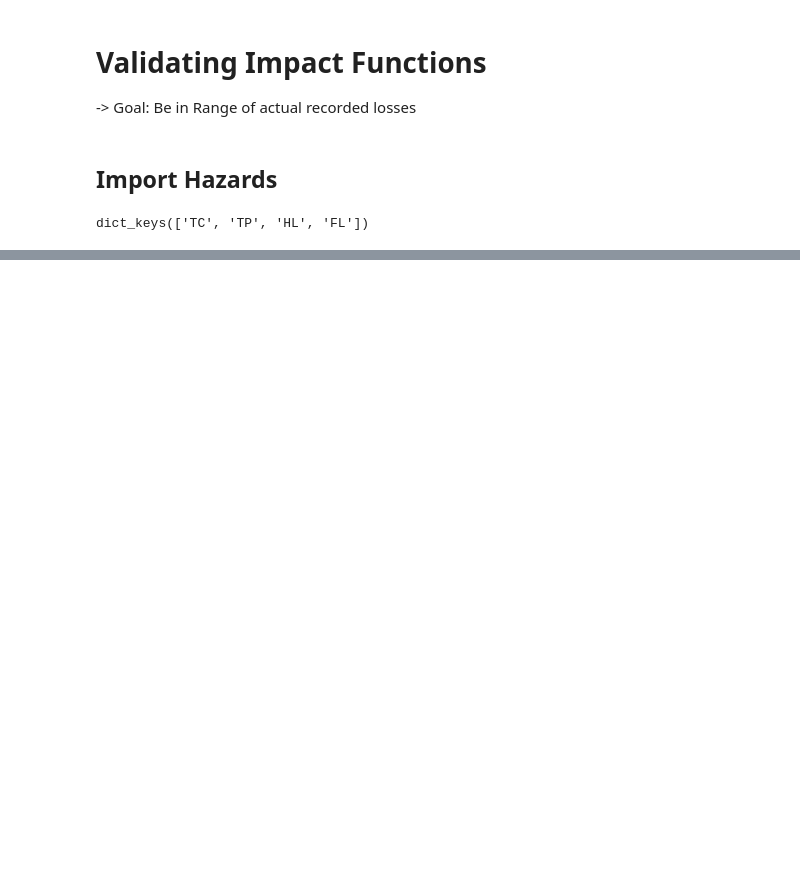
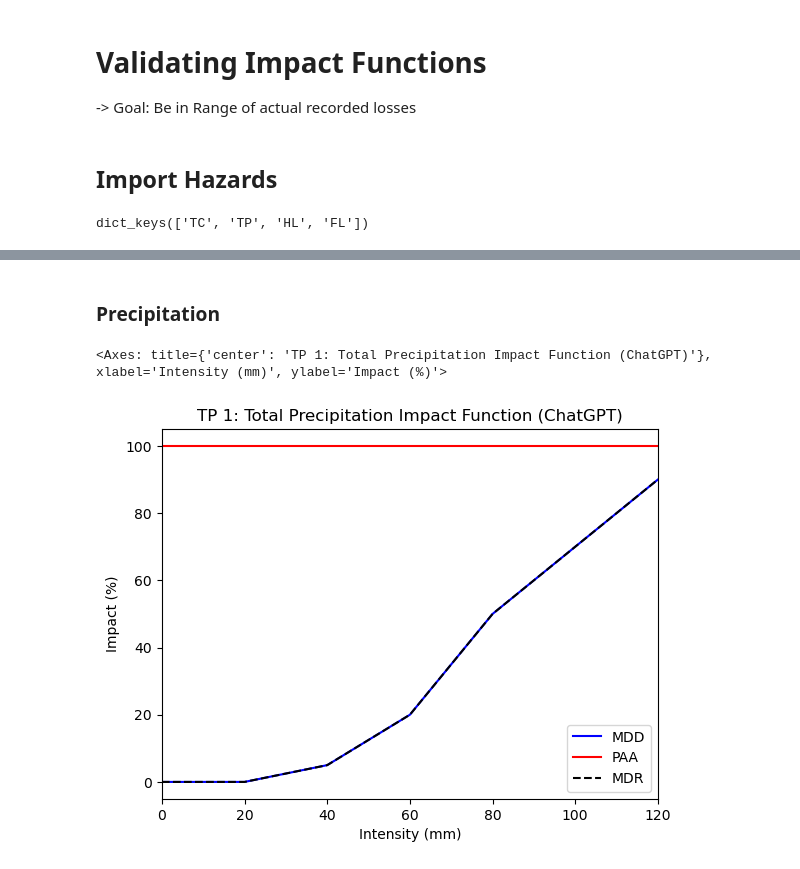
Before and after one commit to arvedluetzen/mus-climada, a Jupyter notebook: notebooks/validate_impactfunction.ipynb, the cells around one changed output, grey strips where cells are left out. Cells and saved outputs as stored; diff of their text form; code cells hidden in the pictures; blank space fills up the shorter version.

```diff
--- a/notebooks/validate_impactfunction.ipynb
+++ b/notebooks/validate_impactfunction.ipynb
@@ -42,0 +100,7 @@ exposure_poly_gdf.head()
+# %% [markdown]
+### Precipitation
+# %%
+haz_dict["TP"]["impf_set"].plot()
+# %% [output]
+<Axes: title={'center': 'TP 1: Total Precipitation Impact Function (ChatGPT)'}, xlabel='Intensity (mm)', ylabel='Impact (%)'>
+[figure, added]
```
Also changed, not shown: parts of 23 cells of this notebook, 2 other files.
